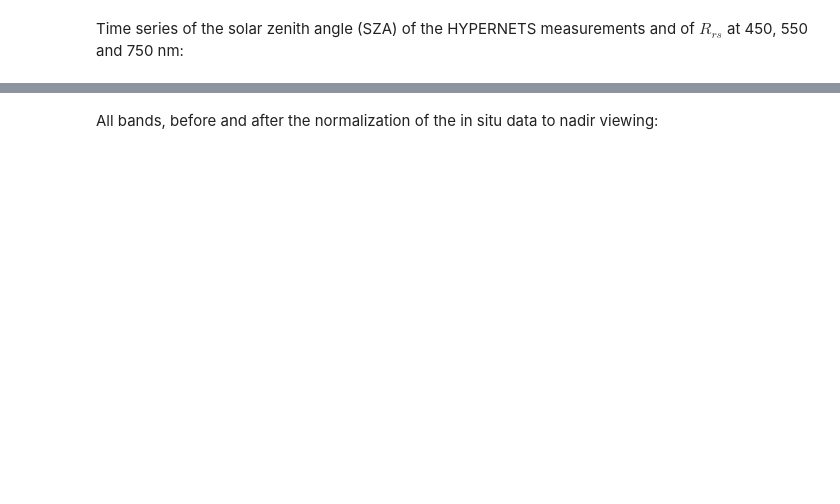
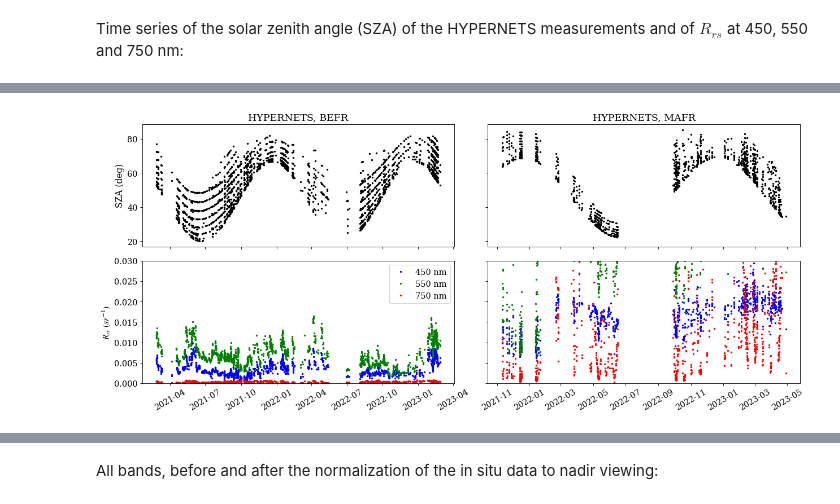
Before and after one commit to Tristanovsk/grstbx, a Jupyter notebook: docs/source/tutorials/validation/grstbx_l2a_hypernets_matchup.ipynb, the cells around one changed output, grey strips where cells are left out. Saved outputs shown, nothing was run; the diff lists cells and outputs as text; code cells hidden in the pictures; blank space fills up the shorter version.

```diff
--- a/docs/source/tutorials/validation/grstbx_l2a_hypernets_matchup.ipynb
+++ b/docs/source/tutorials/validation/grstbx_l2a_hypernets_matchup.ipynb
@@ -442,25 +113,0 @@ Per band, with the in situ $R_{rs}$ normalized to nadir viewing:
-# %%
-good = matchup.where(matchup.good, drop=True)
-vmax = 0.02
-cmap = plt.cm.Spectral_r
-norm = mpl.colors.Normalize(vmin=440, vmax=870)
-
-wls = good.wl.values
-ncols = 3
-nrows = int(np.ceil(len(wls) / ncols))
-fig, axs = plt.subplots(nrows, ncols, figsize=(ncols * 4.6, nrows * 4.6), squeeze=False)
-for ax in axs.flat:
-    ax.set_axis_off()
-metrics = {}
-for ax, wl in zip(axs.flat, wls):
-    m = good.sel(wl=wl)
-    ax.set_axis_on()
-    vmax_band = 1.1 * float(max(m.isRrs_nadir_q75.max(), m.Rrs_q75.max()))
-    _, metrics[wl] = plot_matchup(ax, m.isRrs_nadir_median, m.Rrs_median, 0, vmax_band,
-                                  xerr=m.isRrs_nadir_std, yerr=m.Rrs_std, color=cmap(norm(wl)), s=18)
-    ax.set_title(f'{wl} nm')
-    ax.set_xlabel(r'in situ $R_{rs}\ (sr^{-1})$')
-    ax.set_ylabel(r'Sentinel-2 $R_{rs}\ (sr^{-1})$')
-fig.tight_layout()
-
-pd.DataFrame(metrics).T.round(4)
@@ -478,0 +114,16 @@ pd.DataFrame(metrics).T.round(4)
+# %%
+fig, axs = plt.subplots(nrows=2, ncols=len(STATIONS), figsize=(16, 7), sharex='col', sharey='row', squeeze=False)
+for k, station in enumerate(STATIONS):
+    hyp = hypernets.where(hypernets.site == station, drop=True)
+    axs[0, k].plot(hyp.time.values, hyp.sza.values, 'o', ms=2, c='k')
+    for wl, color in zip([450, 550, 750], ['blue', 'green', 'red']):
+        axs[1, k].plot(hyp.time.values, hyp.Rrs.sel(wl=wl).values, 'o', ms=2, c=color, label=f'{wl} nm')
+    axs[0, k].set_title(f'HYPERNETS, {station}')
+    axs[1, k].tick_params(axis='x', labelrotation=30)
+axs[0, 0].set_ylabel('SZA (deg)')
+axs[1, 0].set_ylabel(r'$R_{rs}\ (sr^{-1})$')
+axs[1, 0].set_ylim(0, 0.03)
+axs[1, 0].legend()
+fig.tight_layout()
+# %% [output]
+[figure, added]
```
Also changed, not shown: parts of 56 cells of this notebook, 1 other file.
